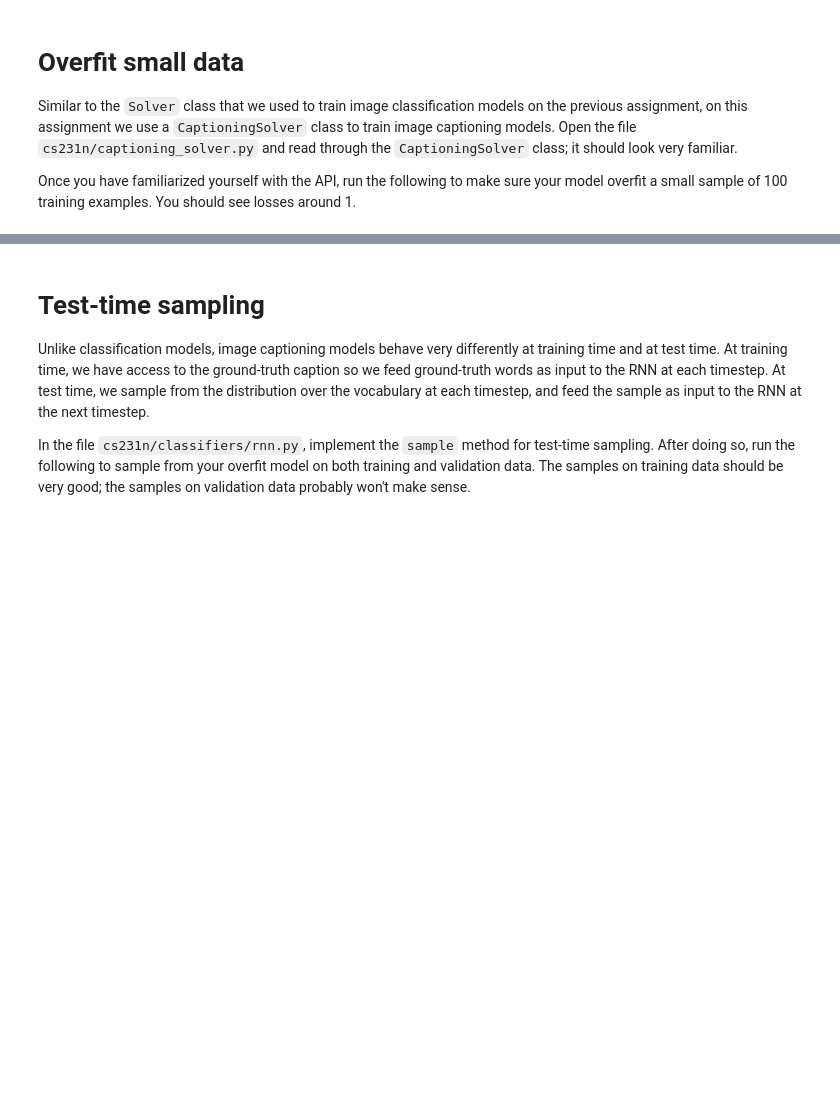
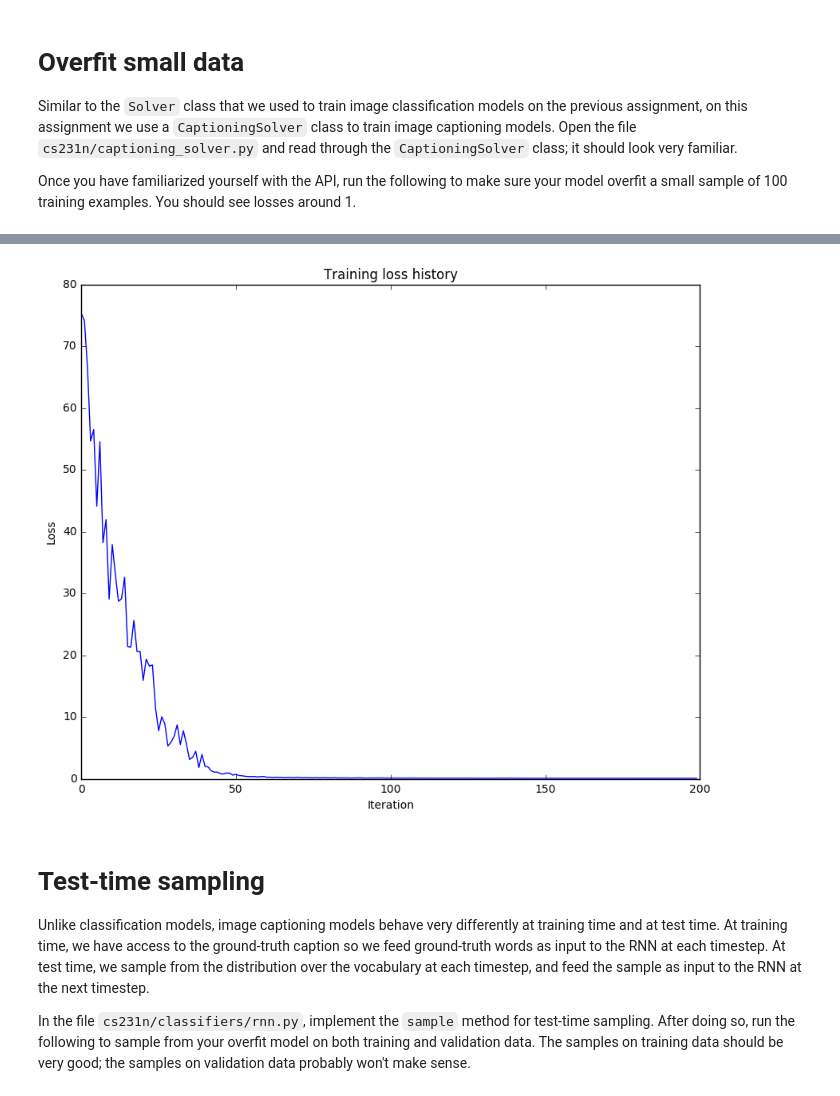
Before and after one commit to princewang1994/CS231nAssignment, a Jupyter notebook: assignment3/RNN_Captioning.ipynb, the cells around one changed output, grey strips where cells are left out. Drawn from its saved outputs; the diff is of its cells as text; code cells hidden in the pictures; blank space fills up the shorter version.

```diff
--- a/assignment3/RNN_Captioning.ipynb
+++ b/assignment3/RNN_Captioning.ipynb
@@ -401,7 +424,7 @@ Similar to the `Solver` class that we used to train image classification models
 
 Once you have familiarized yourself with the API, run the following to make sure your model overfit a small sample of 100 training examples. You should see losses around 1.
 # %%
-small_data = load_coco_data(max_train=50)
+small_data = load_coco_data(max_train=100)
 
 small_rnn_model = CaptioningRNN(
           cell_type='rnn',
@@ -430,3 +453,4 @@ plt.xlabel('Iteration')
 plt.ylabel('Loss')
 plt.title('Training loss history')
 plt.show()
+# %% [output]
@@ -433,3 +477,4 @@ plt.show()
+[figure, added]
 # %% [markdown]
 # Test-time sampling
 Unlike classification models, image captioning models behave very differently at training time and at test time. At training time, we have access to the ground-truth caption so we feed ground-truth words as input to the RNN at each timestep. At test time, we sample from the distribution over the vocabulary at each timestep, and feed the sample as input to the RNN at the next timestep.
```
Also changed, not shown: parts of 12 cells of this notebook, 1 other file.
